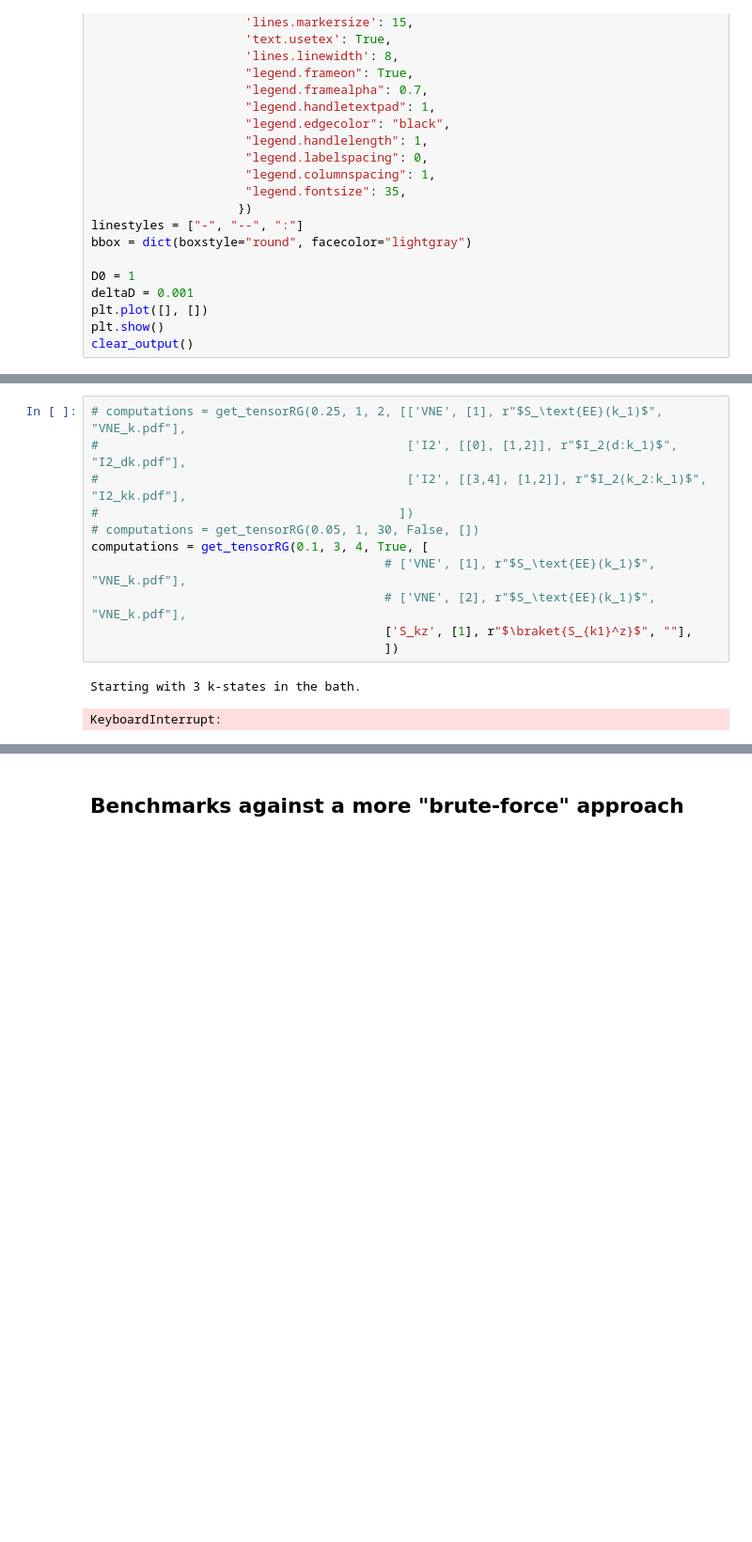
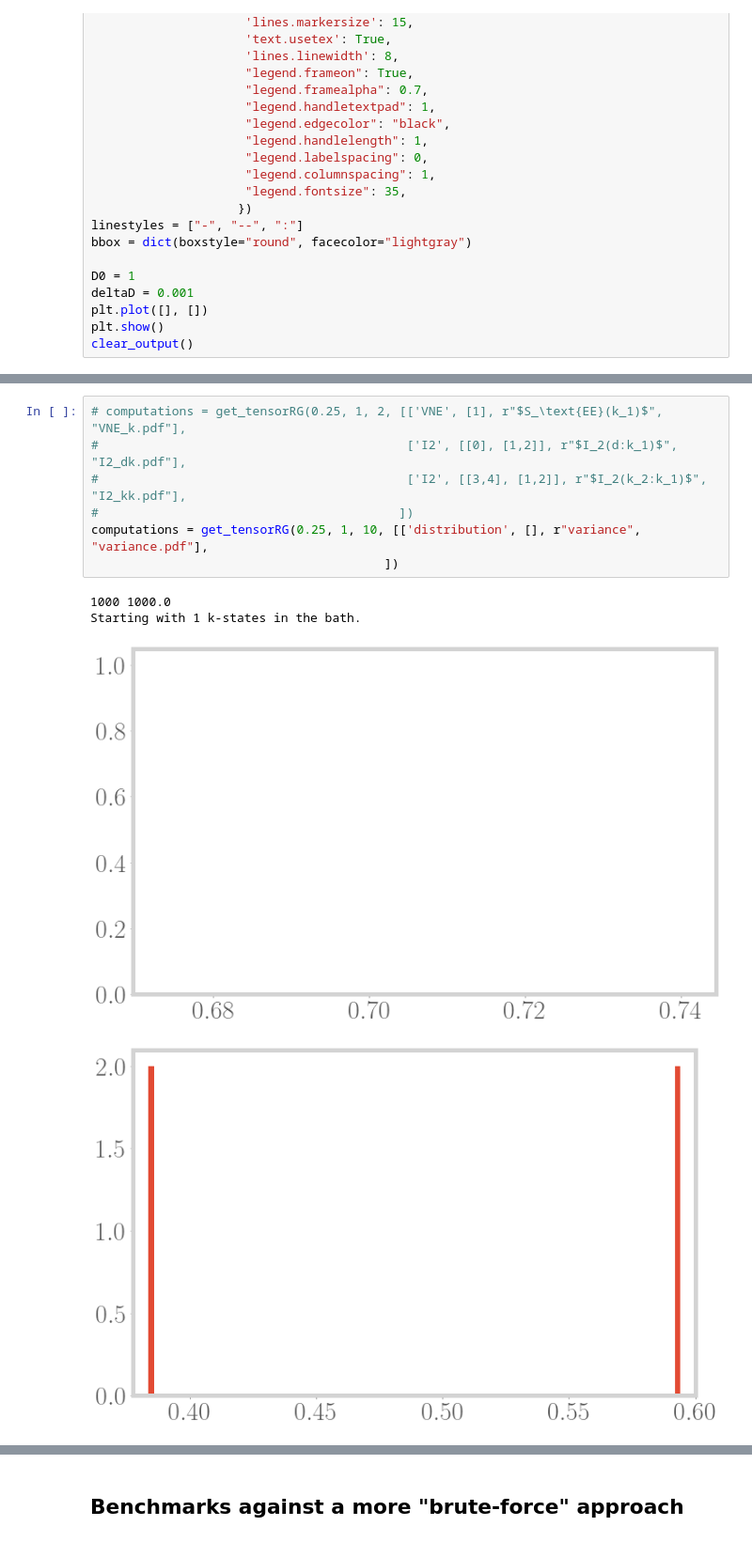
Before and after one commit to abhirup-m/Wavefunction-MERG, a Jupyter notebook: TensorNetworkMERG-unstable.ipynb, the cells around one changed output, grey strips where cells are left out. Shown at 94% size. Saved outputs shown, nothing was run; the diff lists cells and outputs as text; blank space fills up the shorter version.

```diff
--- a/TensorNetworkMERG-unstable.ipynb
+++ b/TensorNetworkMERG-unstable.ipynb
@@ -403,14 +352,12 @@ def get_Qtemp_perstep(args):
 # %%
 # computations = get_tensorRG(0.25, 1, 2, [['VNE', [1], r"$S_\text{EE}(k_1)$", "VNE_k.pdf"],
 #                                          ['I2', [[0], [1,2]], r"$I_2(d:k_1)$", "I2_dk.pdf"],
 #                                          ['I2', [[3,4], [1,2]], r"$I_2(k_2:k_1)$", "I2_kk.pdf"],
 #                                         ])
-# computations = get_tensorRG(0.05, 1, 30, False, [])
-computations = get_tensorRG(0.1, 3, 4, True, [
-                                        # ['VNE', [1], r"$S_\text{EE}(k_1)$", "VNE_k.pdf"],
-                                        # ['VNE', [2], r"$S_\text{EE}(k_1)$", "VNE_k.pdf"],
-                                        ['S_kz', [1], r"$\braket{S_{k1}^z}$", ""],
+computations = get_tensorRG(0.25, 1, 10, [['distribution', [], r"variance", "variance.pdf"],
                                         ])
 # %% [output]
-Starting with 3 k-states in the bath.
+1000 1000.0
+Starting with 1 k-states in the bath.
-KeyboardInterrupt:
+[figure, added]
+[figure, added]
```
Also changed, not shown: parts of 4 cells of this notebook, 10 other files.
